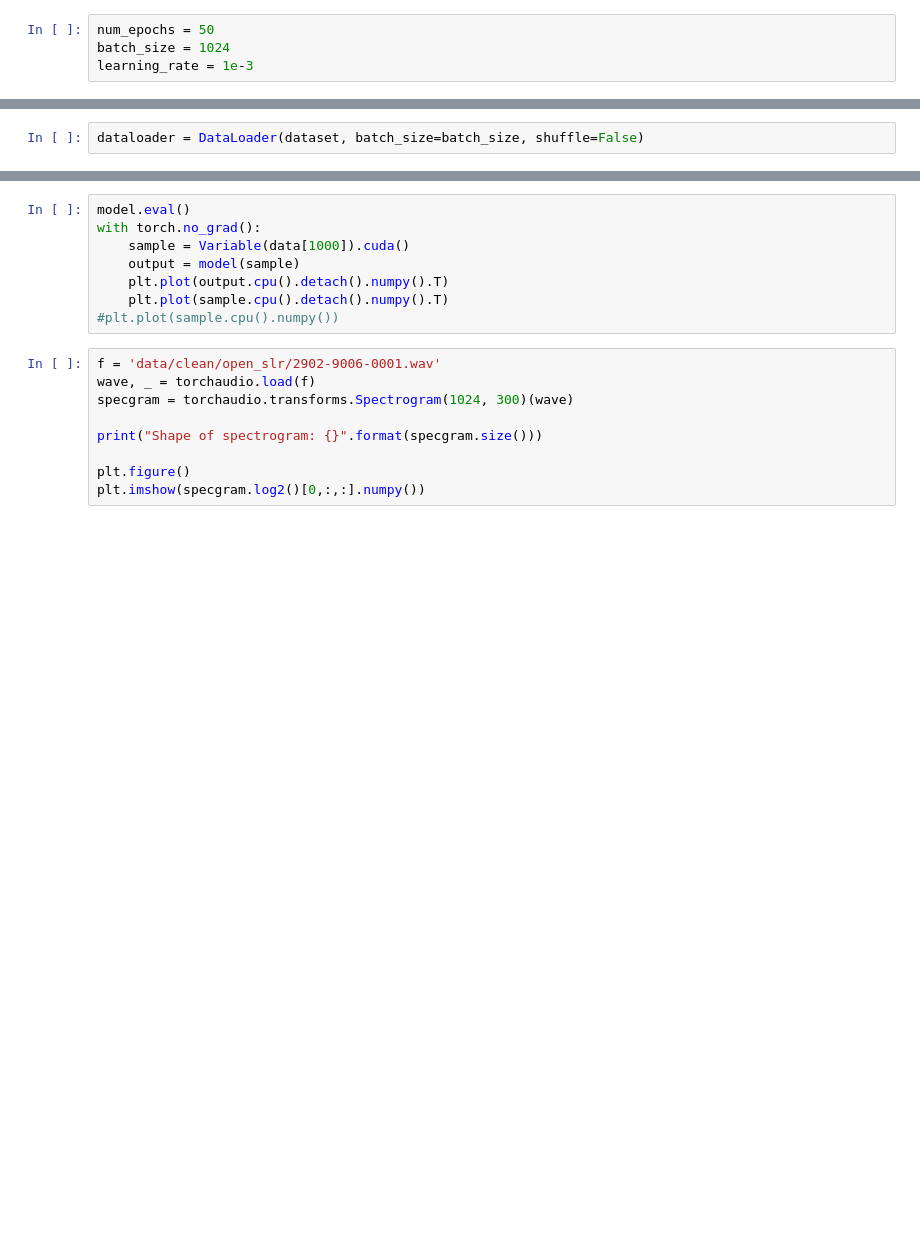
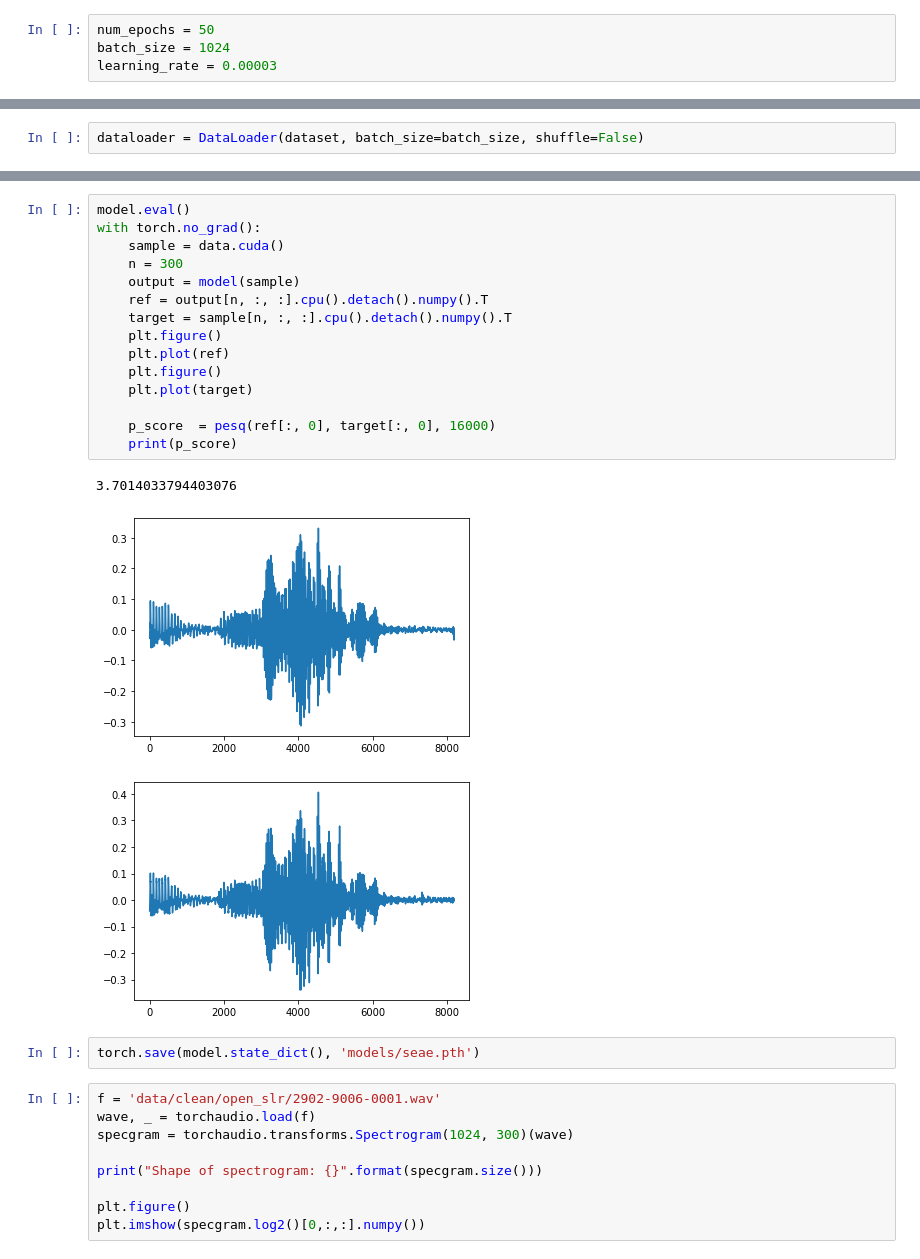
Before and after one commit to dvisockas/norse, a Jupyter notebook: main.ipynb, the cells around one changed output, grey strips where cells are left out. Drawn from its saved outputs; the diff is of its cells as text; blank space fills up the shorter version.

```diff
--- a/main.ipynb
+++ b/main.ipynb
@@ -24,4 +25,4 @@ import torchaudio
 # %%
 num_epochs = 50
 batch_size = 1024
-learning_rate = 1e-3
+learning_rate = 0.00003
@@ -170,11 +101,24 @@ model
 # %%
 model.eval()
 with torch.no_grad():
-    sample = Variable(data[1000]).cuda()
+    sample = data.cuda()
+    n = 300
     output = model(sample)
-    plt.plot(output.cpu().detach().numpy().T)
-    plt.plot(sample.cpu().detach().numpy().T)
-#plt.plot(sample.cpu().numpy())
+    ref = output[n, :, :].cpu().detach().numpy().T
+    target = sample[n, :, :].cpu().detach().numpy().T
+    plt.figure()
+    plt.plot(ref)
+    plt.figure()
+    plt.plot(target)
+
+    p_score  = pesq(ref[:, 0], target[:, 0], 16000)
+    print(p_score)
+# %% [output]
+3.7014033794403076
+[figure, added]
+[figure, added]
+# %%
+torch.save(model.state_dict(), 'models/seae.pth')
 # %%
 f = 'data/clean/open_slr/2902-9006-0001.wav'
 wave, _ = torchaudio.load(f)
```
Also changed, not shown: parts of 7 cells of this notebook, 2 other files.
